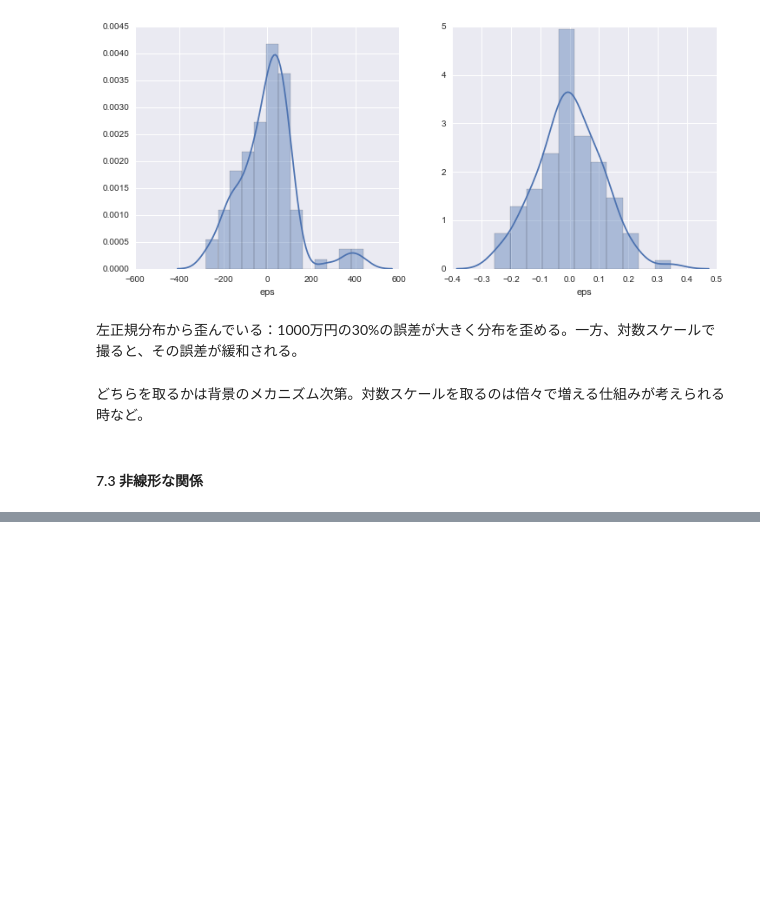
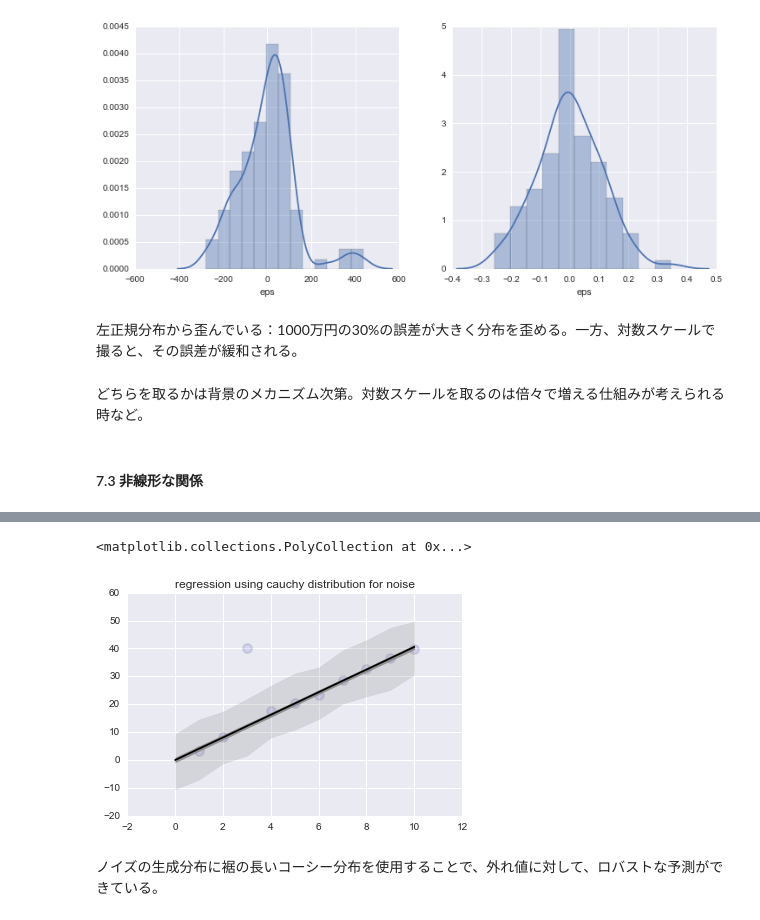
Before and after one commit to hmj/r-stan-stats-modeling-in-python, a Jupyter notebook: chap07/chapter7.ipynb, the cells around one changed output, grey strips where cells are left out. Cells and saved outputs as stored; diff of their text form; code cells hidden in the pictures; blank space fills up the shorter version.

```diff
--- a/chap07/chapter7.ipynb
+++ b/chap07/chapter7.ipynb
@@ -114,0 +306,9 @@ plt.show()
+# %%
+df79 = pd.read_csv("input/data-outlier.txt")
+# %%
+X_new_79 = np.arange(0,11)
+data79 = {'N':len(df79), 'X':df79.X, 'Y': df79.Y, "N_new": len(X_new_79), "X_new":X_new_79}
+fit79 = pystan.stan(file='stan/model7-9.stan', data=data79, seed=1234)
+# %%
+ms79 = fit79.extract()
+y79_new = ms79["y_new"].T
@@ -114,0 +319,2 @@ plt.show()
+# %%
+df79_new = pd.DataFrame([np.percentile(x,[2.5,25,50,75,97.5]) for x in y79_new], columns=["p2.5","p25", "p50", "p75","p97.5"])
@@ -114,0 +336,11 @@ plt.show()
+# %%
+plt.title("regression using cauchy distribution for noise")
+plt.scatter(df79.X, df79.Y, s=80, alpha=0.1, lw=2,edgecolors="black")
+plt.plot(X_new_79, df79_new.p50, color="black")
+plt.fill_between(X_new_79, df79_new.p25, df79_new.p75, color="gray", alpha=0.8)
+plt.fill_between(X_new_79, df79_new["p2.5"], df79_new["p97.5"], color="gray", alpha=0.2)
+# %% [output]
+<matplotlib.collections.PolyCollection at 0x...>
+[figure, added]
+# %% [markdown]
+ノイズの生成分布に裾の長いコーシー分布を使用することで、外れ値に対して、ロバストな予測ができている。
```
Also changed, not shown: parts of 36 cells of this notebook, 7 other files.
